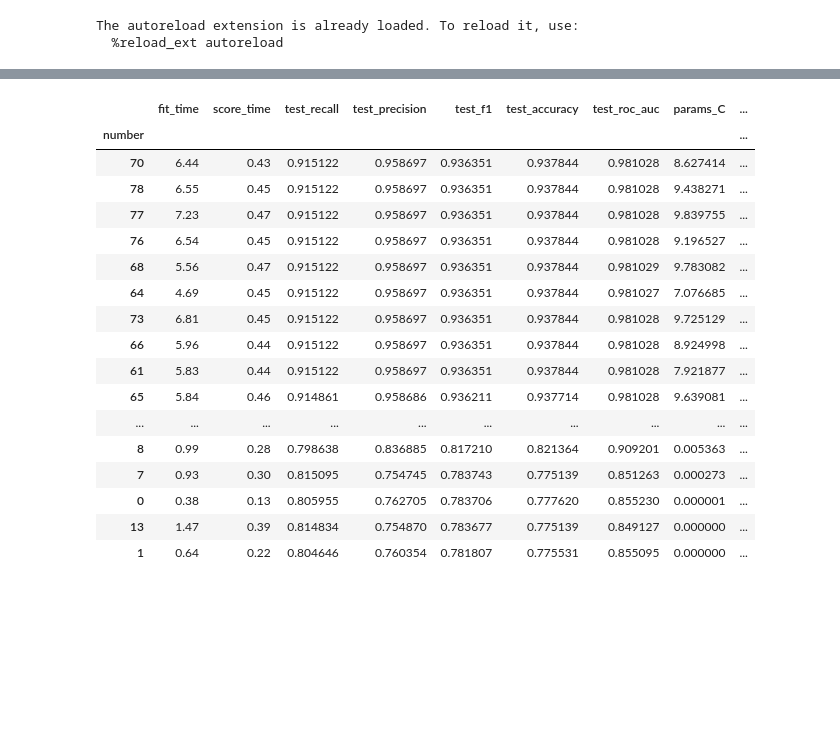
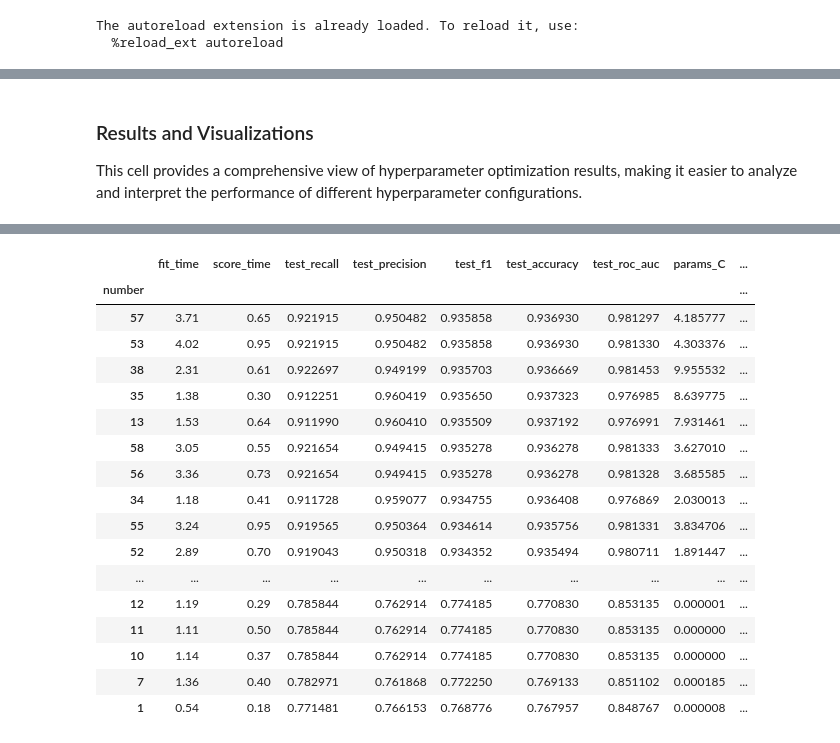
Before and after one commit to pirocheto/phishing-url-detection, a Jupyter notebook: notebooks/optimize.ipynb, the cells around one changed output, grey strips where cells are left out. Saved outputs shown, nothing was run; the diff lists cells and outputs as text; code cells hidden in the pictures; blank space fills up the shorter version.

```diff
--- a/notebooks/optimize.ipynb
+++ b/notebooks/optimize.ipynb
@@ -142,18 +189,24 @@ study = optimize(N_JOBS, N_TRIALS)
+# %% [markdown]
+### Results and Visualizations
+
+This cell provides a comprehensive view of hyperparameter optimization results, making it easier to analyze and interpret the performance of different hyperparameter configurations.
 # %%
+# Import necessary libraries
 import pandas as pd
 import yaml
 
 def display_study(study: optuna.study.Study) -> None:
+    # Convert trials to a DataFrame
     df_trials: pd.DataFrame = study.trials_dataframe()
     df_trials = df_trials.dropna(ignore_index=True)
 
-    # Concatenate trials and scores
+    # Extract scores from user_attrs and concatenate with trial data
     df_scores = pd.DataFrame.from_records(df_trials['user_attrs_scores'])
-    df_resuls = pd.concat([df_scores, df_trials], axis=1)
+    df_results = pd.concat([df_scores, df_trials], axis=1)
 
-    # Clear dataframe
-    df_resuls = df_resuls.set_index("number")
-    df_resuls = df_resuls.drop([
+    # Set the index and drop unnecessary columns
+    df_results = df_results.set_index("number")
+    df_results = df_results.drop([
         'datetime_complete',
         "datetime_start",
         "duration",
@@ -161,27 +214,32 @@ def display_study(study: optuna.study.Study) -> None:
         'user_attrs_scores'
         ], axis=1)
 
-    # Sort by favorite metric
-    df_resuls = df_resuls.sort_values('test_f1', ascending=False)
+    # Sort the results by the favorite metric (test_f1 in this case)
+    df_results = df_results.sort_values('test_f1', ascending=False)
 
-    # Stylize with a little color
-    df_style = df_resuls.style
-    df_style.bar(df_resuls.columns[:2], color='LightSalmon', width=50, height=20)
-    df_style.format(precision=2, subset=df_resuls.columns[:2])
+    # Apply some styling to the DataFrame
+    df_style = df_results.style
+    df_style.bar(df_results.columns[:2], color='LightSalmon', width=50, height=20)
+    df_style.format(precision=2, subset=df_results.columns[:2])
     df_style.highlight_max(
-        subset=df_resuls.columns[2:7],
+        subset=df_results.columns[2:7],
         props="background-color:lightblue;color:black"
         )
 
-    # Plot experiment history
+    # Plot the optimization history
     fig = optuna.visualization.plot_optimization_history(study)
     fig.show()
+
+    # Display the styled DataFrame
     display(df_style)
 
-print('Best Trial:', study.best_trial.number)
-print("---")
-print(yaml.dump(study.best_params))
-print("---")
-print(yaml.dump(study.best_trial.user_attrs))
+# Print information about the best trial
+print(yaml.safe_dump({
+    'best_trial': study.best_trial.number,
+    'params': study.best_params,
+    'scores': study.best_trial.user_attrs['scores'],
+}))
+
+# Display the study results and plots
 display_study(study)
 # %% [output]
@@ -207,18 +264,18 @@ scores:
 |  | fit_time | score_time | test_recall | test_precision | test_f1 | test_accuracy | test_roc_auc | params_C | ... |
 | number |  |  |  |  |  |  |  |  | ... |
-| 70 | 6.44 | 0.43 | 0.915122 | 0.958697 | 0.936351 | 0.937844 | 0.981028 | 8.627414 | ... |
-| 78 | 6.55 | 0.45 | 0.915122 | 0.958697 | 0.936351 | 0.937844 | 0.981028 | 9.438271 | ... |
-| 77 | 7.23 | 0.47 | 0.915122 | 0.958697 | 0.936351 | 0.937844 | 0.981028 | 9.839755 | ... |
-| 76 | 6.54 | 0.45 | 0.915122 | 0.958697 | 0.936351 | 0.937844 | 0.981028 | 9.196527 | ... |
-| 68 | 5.56 | 0.47 | 0.915122 | 0.958697 | 0.936351 | 0.937844 | 0.981029 | 9.783082 | ... |
-| 64 | 4.69 | 0.45 | 0.915122 | 0.958697 | 0.936351 | 0.937844 | 0.981027 | 7.076685 | ... |
-| 73 | 6.81 | 0.45 | 0.915122 | 0.958697 | 0.936351 | 0.937844 | 0.981028 | 9.725129 | ... |
-| 66 | 5.96 | 0.44 | 0.915122 | 0.958697 | 0.936351 | 0.937844 | 0.981028 | 8.924998 | ... |
-| 61 | 5.83 | 0.44 | 0.915122 | 0.958697 | 0.936351 | 0.937844 | 0.981028 | 7.921877 | ... |
-| 65 | 5.84 | 0.46 | 0.914861 | 0.958686 | 0.936211 | 0.937714 | 0.981028 | 9.639081 | ... |
+| 57 | 3.71 | 0.65 | 0.921915 | 0.950482 | 0.935858 | 0.936930 | 0.981297 | 4.185777 | ... |
+| 53 | 4.02 | 0.95 | 0.921915 | 0.950482 | 0.935858 | 0.936930 | 0.981330 | 4.303376 | ... |
+| 38 | 2.31 | 0.61 | 0.922697 | 0.949199 | 0.935703 | 0.936669 | 0.981453 | 9.955532 | ... |
+| 35 | 1.38 | 0.30 | 0.912251 | 0.960419 | 0.935650 | 0.937323 | 0.976985 | 8.639775 | ... |
+| 13 | 1.53 | 0.64 | 0.911990 | 0.960410 | 0.935509 | 0.937192 | 0.976991 | 7.931461 | ... |
+| 58 | 3.05 | 0.55 | 0.921654 | 0.949415 | 0.935278 | 0.936278 | 0.981333 | 3.627010 | ... |
+| 56 | 3.36 | 0.73 | 0.921654 | 0.949415 | 0.935278 | 0.936278 | 0.981328 | 3.685585 | ... |
+| 34 | 1.18 | 0.41 | 0.911728 | 0.959077 | 0.934755 | 0.936408 | 0.976869 | 2.030013 | ... |
+| 55 | 3.24 | 0.95 | 0.919565 | 0.950364 | 0.934614 | 0.935756 | 0.981331 | 3.834706 | ... |
+| 52 | 2.89 | 0.70 | 0.919043 | 0.950318 | 0.934352 | 0.935494 | 0.980711 | 1.891447 | ... |
 | ... | ... | ... | ... | ... | ... | ... | ... | ... | ... |
-| 8 | 0.99 | 0.28 | 0.798638 | 0.836885 | 0.817210 | 0.821364 | 0.909201 | 0.005363 | ... |
-| 7 | 0.93 | 0.30 | 0.815095 | 0.754745 | 0.783743 | 0.775139 | 0.851263 | 0.000273 | ... |
-| 0 | 0.38 | 0.13 | 0.805955 | 0.762705 | 0.783706 | 0.777620 | 0.855230 | 0.000001 | ... |
-| 13 | 1.47 | 0.39 | 0.814834 | 0.754870 | 0.783677 | 0.775139 | 0.849127 | 0.000000 | ... |
-| 1 | 0.64 | 0.22 | 0.804646 | 0.760354 | 0.781807 | 0.775531 | 0.855095 | 0.000000 | ... |
+| 12 | 1.19 | 0.29 | 0.785844 | 0.762914 | 0.774185 | 0.770830 | 0.853135 | 0.000001 | ... |
+| 11 | 1.11 | 0.50 | 0.785844 | 0.762914 | 0.774185 | 0.770830 | 0.853135 | 0.000000 | ... |
+| 10 | 1.14 | 0.37 | 0.785844 | 0.762914 | 0.774185 | 0.770830 | 0.853135 | 0.000000 | ... |
+| 7 | 1.36 | 0.40 | 0.782971 | 0.761868 | 0.772250 | 0.769133 | 0.851102 | 0.000185 | ... |
+| 1 | 0.54 | 0.18 | 0.771481 | 0.766153 | 0.768776 | 0.767957 | 0.848767 | 0.000008 | ... |
```
Also changed, not shown: parts of 5 cells of this notebook, 4 other files.
